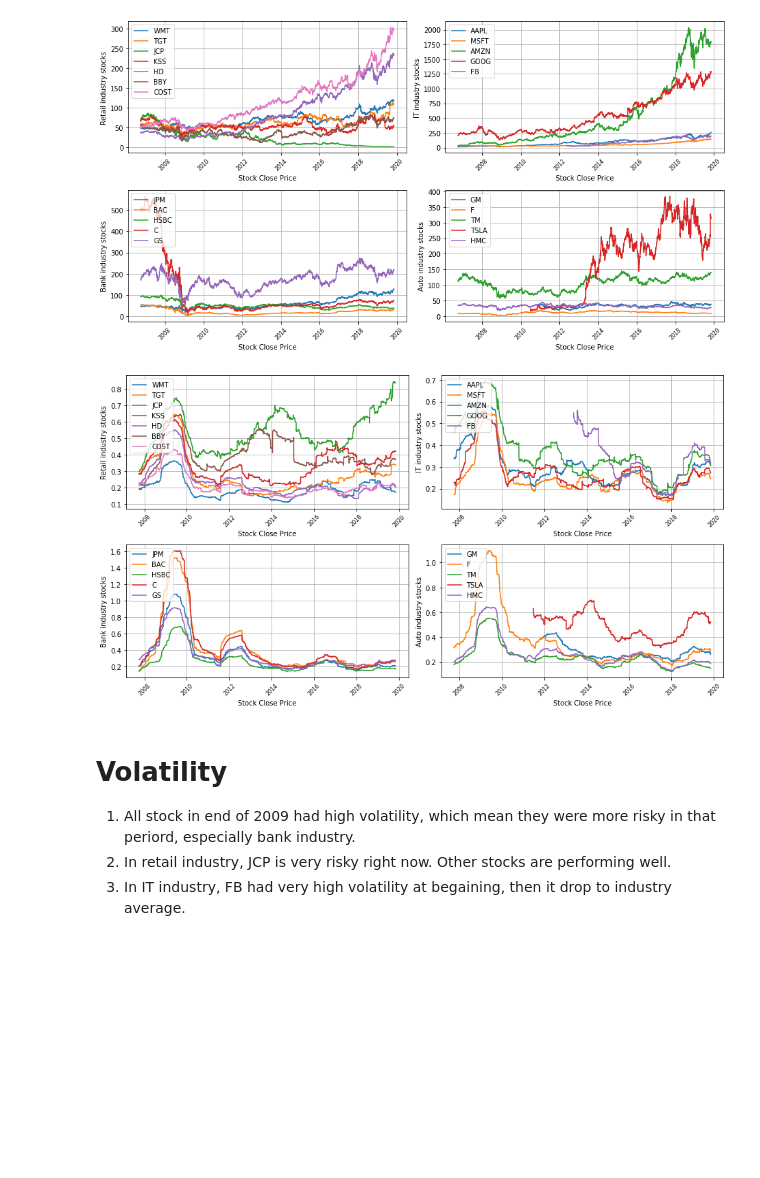
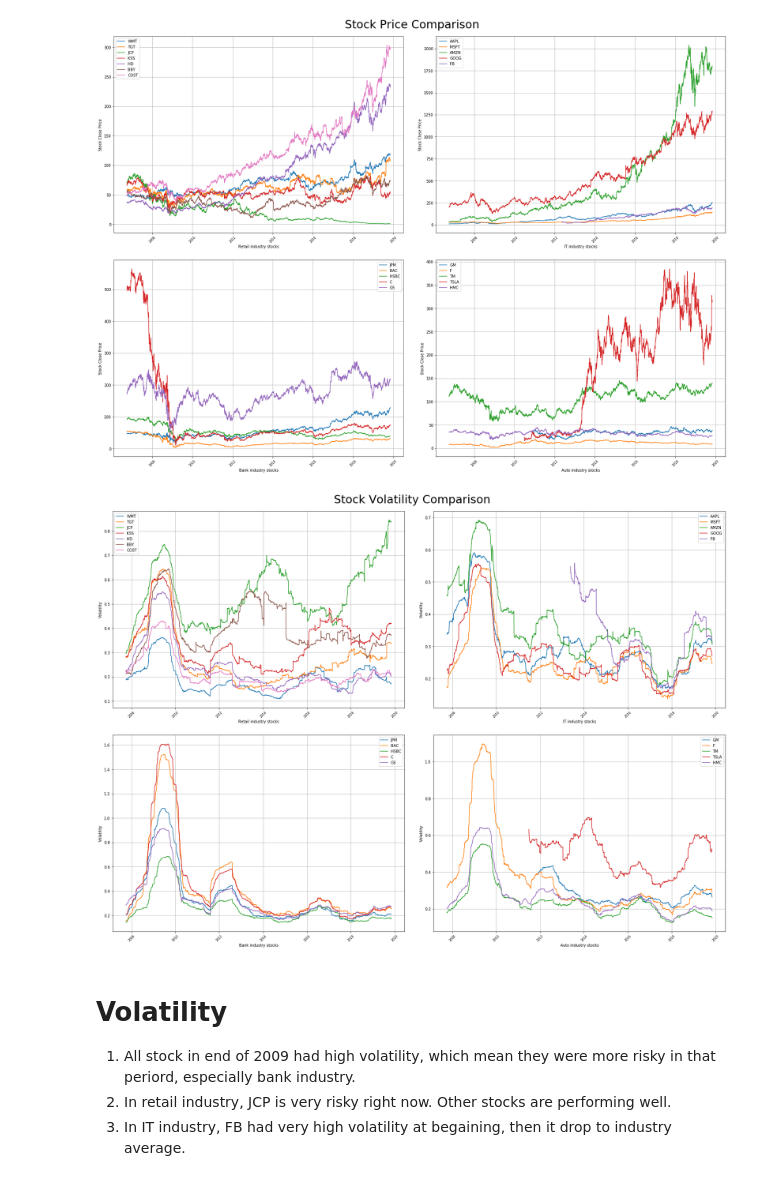
Before and after one commit to yuzhao1993/Fintech, a Jupyter notebook: Stock_data_retrieve/Retrieve_stock_data.ipynb, the cells around one changed output. Saved outputs shown, nothing was run; the diff lists cells and outputs as text; code cells hidden in the pictures; blank space fills up the shorter version.

```diff
--- a/Stock_data_retrieve/Retrieve_stock_data.ipynb
+++ b/Stock_data_retrieve/Retrieve_stock_data.ipynb
@@ -99,8 +139,0 @@ industry_list = ['Retail_stock_list', 'IT_stock_list', 'Bank_stock_list', 'Auto_
-# %%
-for stock in stock_list:
-    for year in years_list:
-        if year in stock_data[stock].index:
-            print('Stock status of '+stock+' in '+year+' are:\n'+str(
-                stock_data[stock]['Close'][year].describe(percentiles=[.5])[1:])+'\n')
-        else:
-            print(stock+' has no data in '+year+'\n')
@@ -157,27 +268,28 @@ group()
 # %%
-def plot_stock(list, df_column, xlabel, ylabel):
+def plot_stock(list, df_column, xlabel, ylabel, legendloc):
     for i in range(len(list)):
         plt.plot(stock_data[list[i]][df_column], label=list[i], lw=1.5)
         plt.setp(plt.gca().get_xticklabels(), FontSize=8, rotation=45)
-        plt.legend(loc='upper left')
+        plt.legend(loc=legendloc)
         plt.xlabel(xlabel)
         plt.ylabel(ylabel)
         plt.grid('on')
 
 
-fig_stock_price = plt.figure(figsize=(13,7))
+fig_stock_price = plt.figure(figsize=(25,18))
 plt.subplot(221)
-plot_stock(Retail_stock_list, 'Close', 'Stock Close Price', 'Retail industry stocks')
+plot_stock(Retail_stock_list, 'Close', 'Retail industry stocks', 'Stock Close Price', 'upper left')
 plt.subplot(222)
-plot_stock(IT_stock_list, 'Close', 'Stock Close Price', 'IT industry stocks')
+plot_stock(IT_stock_list, 'Close', 'IT industry stocks', 'Stock Close Price', 'upper left')
 plt.subplot(223)
-plot_stock(Bank_stock_list, 'Close', 'Stock Close Price', 'Bank industry stocks')
+plot_stock(Bank_stock_list, 'Close', 'Bank industry stocks', 'Stock Close Price', 'upper right')
 plt.subplot(224)
-plot_stock(Auto_stock_list, 'Close', 'Stock Close Price', 'Auto industry stocks')
-plt.tight_layout()
+plot_stock(Auto_stock_list, 'Close', 'Auto industry stocks', 'Stock Close Price', 'upper left')
+fig_stock_price.suptitle('Stock Price Comparison', fontsize = 30)
+plt.tight_layout(pad=7, w_pad=4.0, h_pad=3.0)
 plt.show()
 # %% [output]
-[figure, old version]
+[figure, new version]
 # %%
 def compute_volatility(df, window_size):
     s_i = df
@@ -190,19 +302,20 @@ def compute_volatility(df, window_size):
 for stock in stock_list:
     stock_data[stock]['Volatility'] = compute_volatility(stock_data[stock]['Close'], 252)
 
-fig_stock_volatility = plt.figure(figsize=(13,7))
+fig_stock_volatility = plt.figure(figsize=(25,18))
 plt.subplot(221)
-plot_stock(Retail_stock_list, 'Volatility', 'Stock Close Price', 'Retail industry stocks')
+plot_stock(Retail_stock_list, 'Volatility', 'Retail industry stocks', 'Volatility', 'upper left')
 plt.subplot(222)
-plot_stock(IT_stock_list, 'Volatility', 'Stock Close Price', 'IT industry stocks')
+plot_stock(IT_stock_list, 'Volatility', 'IT industry stocks', 'Volatility', 'upper right')
 plt.subplot(223)
-plot_stock(Bank_stock_list, 'Volatility', 'Stock Close Price', 'Bank industry stocks')
+plot_stock(Bank_stock_list, 'Volatility', 'Bank industry stocks', 'Volatility', 'upper right')
 plt.subplot(224)
-plot_stock(Auto_stock_list, 'Volatility', 'Stock Close Price', 'Auto industry stocks')
-plt.tight_layout()
+plot_stock(Auto_stock_list, 'Volatility', 'Auto industry stocks', 'Volatility', 'upper right')
+fig_stock_volatility.suptitle('Stock Volatility Comparison', fontsize = 30)
+plt.tight_layout(pad=7, w_pad=4.0, h_pad=3.0)
 plt.show()
 # %% [output]
-[figure, old version]
+[figure, new version]
 # %% [markdown]
 # Volatility
 1. All stock in end of 2009 had high volatility, which mean they were more risky in that periord, especially bank industry.
```
Also changed, not shown: parts of 10 cells of this notebook, 23 other files.
